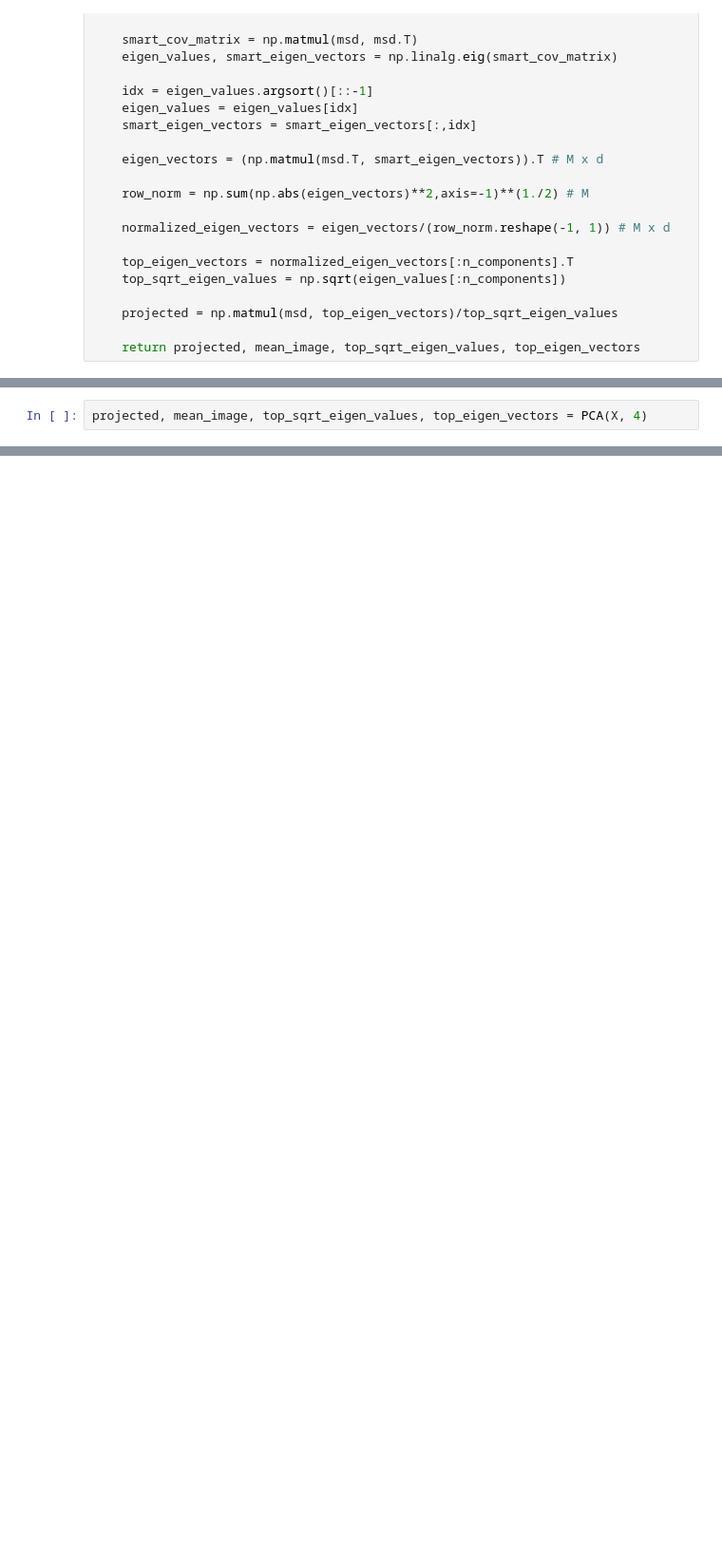
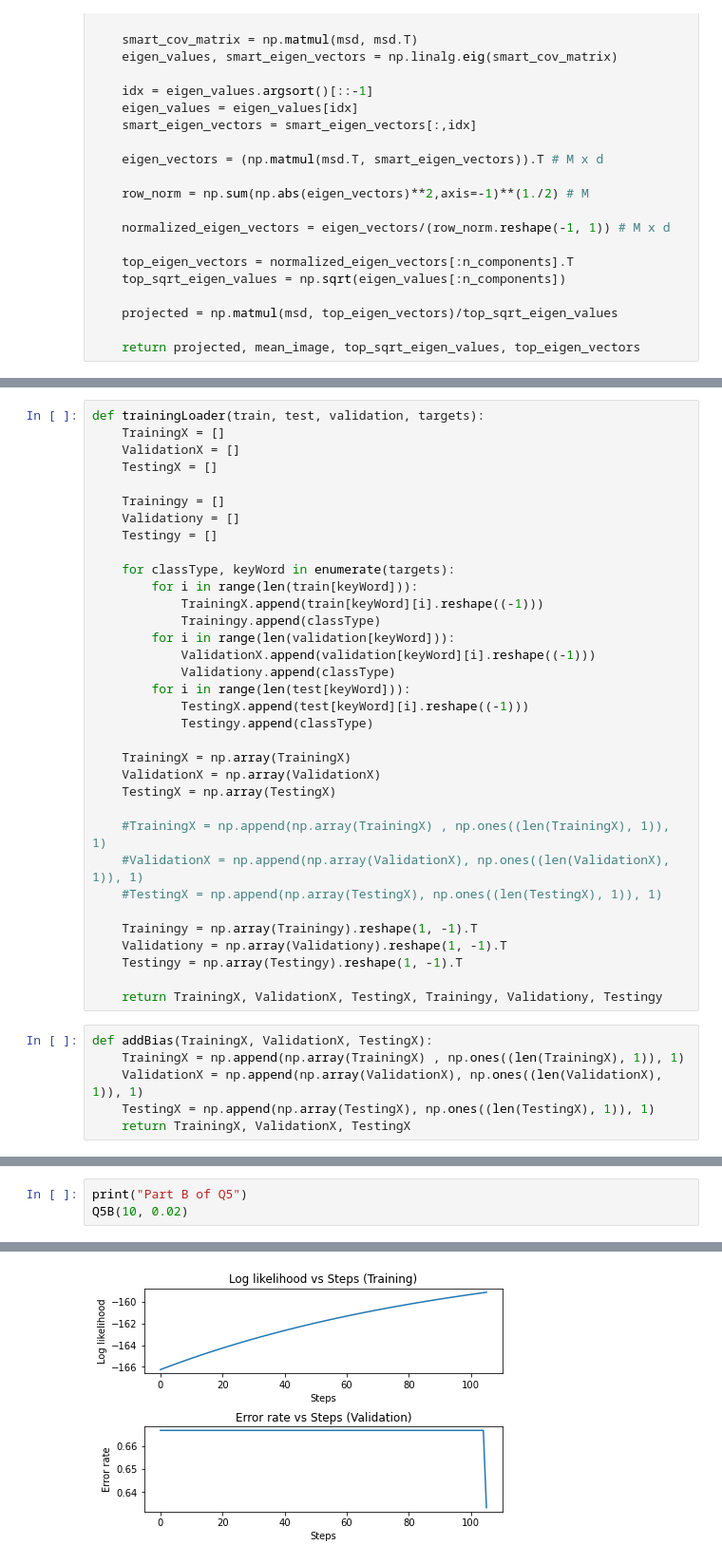
Before and after one commit to hanyax/Advance_Neutral_Network_Projects, a Jupyter notebook: PA1.ipynb, the cells around one changed output, grey strips where cells are left out. Shown: that part at 95% size. Saved outputs shown, nothing was run; the diff lists cells and outputs as text; blank space fills up the shorter version.

```diff
--- a/PA1.ipynb
+++ b/PA1.ipynb
@@ -137,2 +97,0 @@ y = np.array(y).reshape(1, len(y)).T
-# %%
-projected, mean_image, top_sqrt_eigen_values, top_eigen_vectors = PCA(X, 4)
@@ -340,0 +103,40 @@ validationPCAed
+# %%
+def trainingLoader(train, test, validation, targets):
+    TrainingX = []
+    ValidationX = []
+    TestingX = []
+
+    Trainingy = []
+    Validationy = []
+    Testingy = []
+
+    for classType, keyWord in enumerate(targets):
+        for i in range(len(train[keyWord])):
+            TrainingX.append(train[keyWord][i].reshape((-1)))
+            Trainingy.append(classType)
+        for i in range(len(validation[keyWord])):
+            ValidationX.append(validation[keyWord][i].reshape((-1)))
+            Validationy.append(classType)
+        for i in range(len(test[keyWord])):
+            TestingX.append(test[keyWord][i].reshape((-1)))
+            Testingy.append(classType)
+
+    TrainingX = np.array(TrainingX)
+    ValidationX = np.array(ValidationX)
+    TestingX = np.array(TestingX)
+
+    #TrainingX = np.append(np.array(TrainingX) , np.ones((len(TrainingX), 1)), 1)
+    #ValidationX = np.append(np.array(ValidationX), np.ones((len(ValidationX), 1)), 1)
+    #TestingX = np.append(np.array(TestingX), np.ones((len(TestingX), 1)), 1)
+
+    Trainingy = np.array(Trainingy).reshape(1, -1).T
+    Validationy = np.array(Validationy).reshape(1, -1).T
+    Testingy = np.array(Testingy).reshape(1, -1).T
+
+    return TrainingX, ValidationX, TestingX, Trainingy, Validationy, Testingy
+# %%
+def addBias(TrainingX, ValidationX, TestingX):
+    TrainingX = np.append(np.array(TrainingX) , np.ones((len(TrainingX), 1)), 1)
+    ValidationX = np.append(np.array(ValidationX), np.ones((len(ValidationX), 1)), 1)
+    TestingX = np.append(np.array(TestingX), np.ones((len(TestingX), 1)), 1)
+    return TrainingX, ValidationX, TestingX
@@ -340,0 +253,4 @@ validationPCAed
+# %%
+print("Part B of Q5")
+Q5B(10, 0.02)
+# %% [output]
@@ -340,0 +263 @@ validationPCAed
+[figure, added]
```
Also changed, not shown: parts of 48 cells of this notebook.
